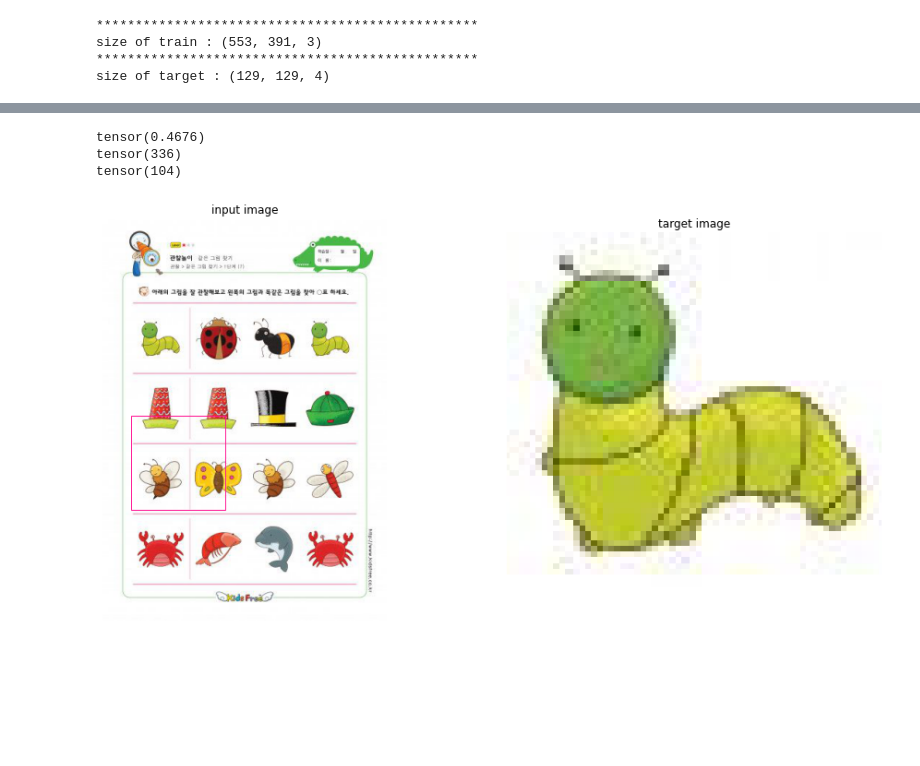
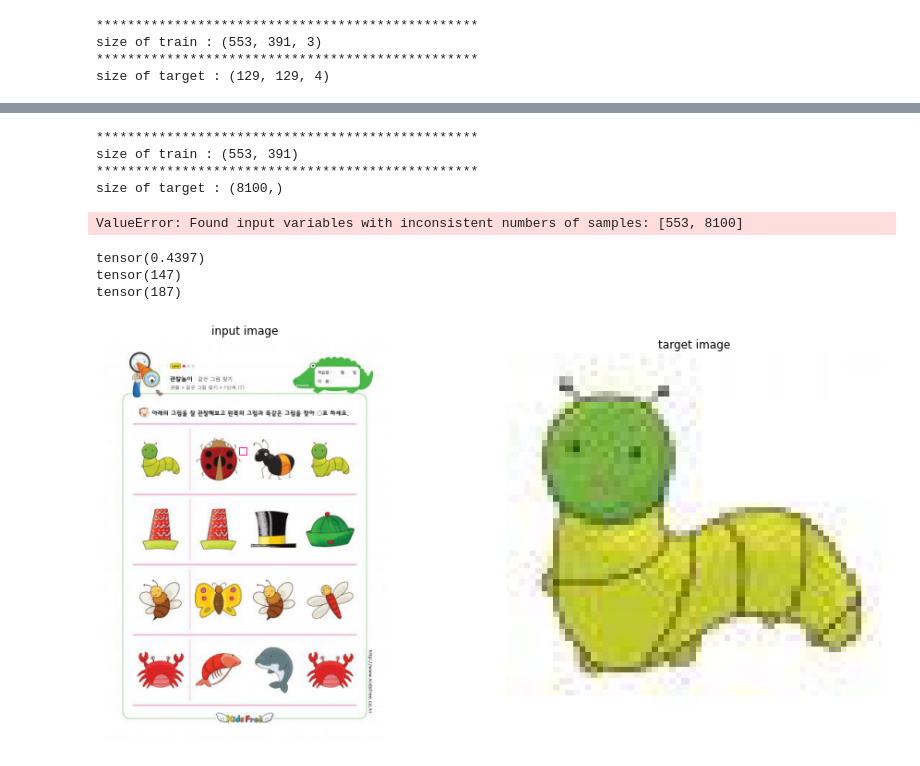
Before and after one commit to alzee03/object-detection-human-interface-media, a Jupyter notebook: find_same_picture.ipynb, the cells around one changed output, grey strips where cells are left out. Drawn from its saved outputs; the diff is of its cells as text; code cells hidden in the pictures; blank space fills up the shorter version.

```diff
--- a/find_same_picture.ipynb
+++ b/find_same_picture.ipynb
@@ -27,7 +27,7 @@ import matplotlib.colors as colors
 # %% [markdown]
 ## Load data
 # %%
-directory_data  = '/Users/songchihyun/Desktop/2022-2학기/휴먼인터페이스미디어/project_him'
+directory_data  = './'
 image_train_data   = 'image_train2.jpg'
 image_target_data   = 'image_target2.png'
 image_train      = img.imread(os.path.join(directory_data, image_train_data))
@@ -122,8 +121,8 @@ def conv(image, window, stride=1, pad=0):
 # %%
 
-def convolution(image, filter):
-  out = conv(image = image,window = filter,stride = 1, pad = 64)
-  return out
-out = convolution(image_train_gray, image_tartget_gray)
-ret = out.argmax(dim = 1,keepdim= True)
-plt.matshow(out)
+# def convolution(image, filter):
+#   out = conv(image = image,window = filter,stride = 1, pad = 64)
+#   return out
+# out = convolution(image_train_gray, image_tartget_gray)
+# ret = out.argmax(dim = 1,keepdim= True)
+# plt.matshow(out,cmap = 'red')
@@ -133,3 +129,20 @@ plt.matshow(out)
+# %%
+fd, hog_image_train = hog(gray_scale(image_train),orientations= 9 ,pixels_per_cell=(8,8), cells_per_block=(2,2),visualize=True)
+hog_image_target = hog(gray_scale(image_target),orientations= 9 ,pixels_per_cell=(8,8), cells_per_block=(2,2) ,feature_vector=True)
+image_train_gray = (hog_image_train)
+image_tartget_gray = (hog_image_target)
+print('*************************************************')
+print('size of train :', image_train_gray.shape )
+print('*************************************************')
+print('size of target :', image_tartget_gray.shape)
+clf = svm.LinearSVR()
+clf.fit(hog_image_train, hog_image_target)
+# %% [output]
+*************************************************
+size of train : (553, 391)
+*************************************************
+size of target : (8100,)
+ValueError: Found input variables with inconsistent numbers of samples: [553, 8100]
 # %%
 num_col = image_train.shape[1]
 print(out.max())
@@ -140,23 +153,23 @@ y = ret / num_col
 print(ret/num_col)
 print(ret%num_col)
 # %% [output]
-tensor(0.4676)
-tensor(336)
-tensor(104)
+tensor(0.4397)
+tensor(147)
+tensor(187)
 # %%
 import matplotlib.patches as patches
 
 plt.figure(figsize=(16,8))
 plt.subplot(121)
 plt.imshow(image_train, cmap = 'gray')
-plt.gca().add_patch(patches.Rectangle((x -65,y-65),width = 129,height = 129,edgecolor = 'deeppink',facecolor='lightgray',fill = False,))
+plt.gca().add_patch(patches.Rectangle((x ,y),width = 10,height = 10,edgecolor = 'deeppink',facecolor='lightgray',fill = False,))
 plt.title('input image')
 plt.axis('off')
 plt.subplot(122)
 plt.imshow(image_target, cmap = 'gray')
 plt.title('target image')
 plt.axis('off')
 
 plt.show()
 # %% [output]
-[figure, old version]
+[figure, new version]
```
Also changed, not shown: parts of 9 cells of this notebook.
